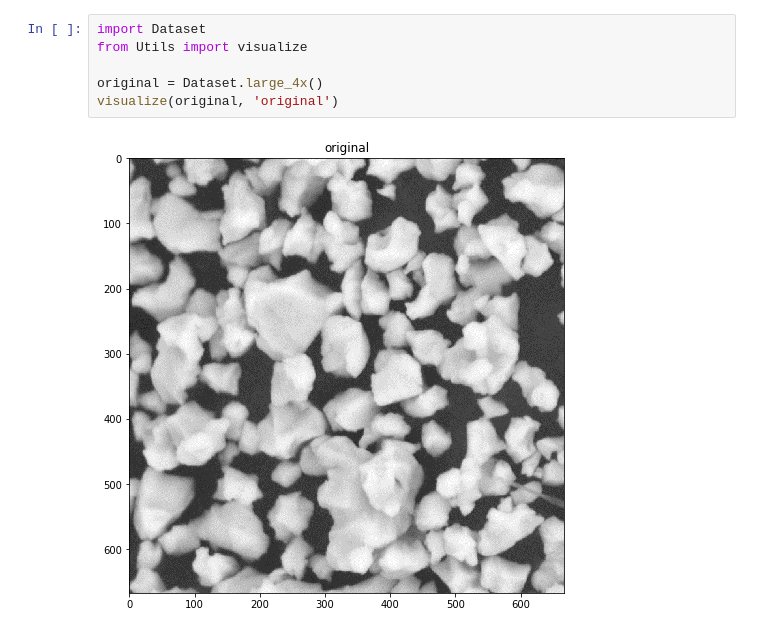
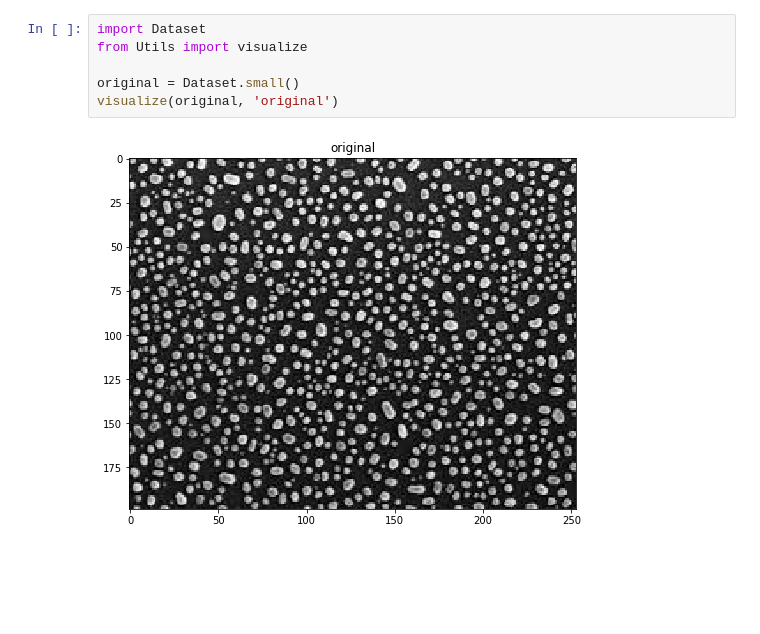
Before and after one commit to Toliak/particle-counter, a Jupyter notebook: notebooks/cluster.ipynb, the cells around one changed output. Saved outputs shown, nothing was run; the diff lists cells and outputs as text; blank space fills up the shorter version.

```diff
--- a/notebooks/cluster.ipynb
+++ b/notebooks/cluster.ipynb
@@ -1,11 +1,11 @@
 # %%
 import Dataset
 from Utils import visualize
 
-original = Dataset.large_4x()
+original = Dataset.small()
 visualize(original, 'original')
 # %% [output]
-[figure, old version]
+[figure, new version]
 # %%
 from Utils import image_to_grayscale
 from skimage import transform
```
Also changed, not shown: parts of 10 cells of this notebook, 1 other file.
